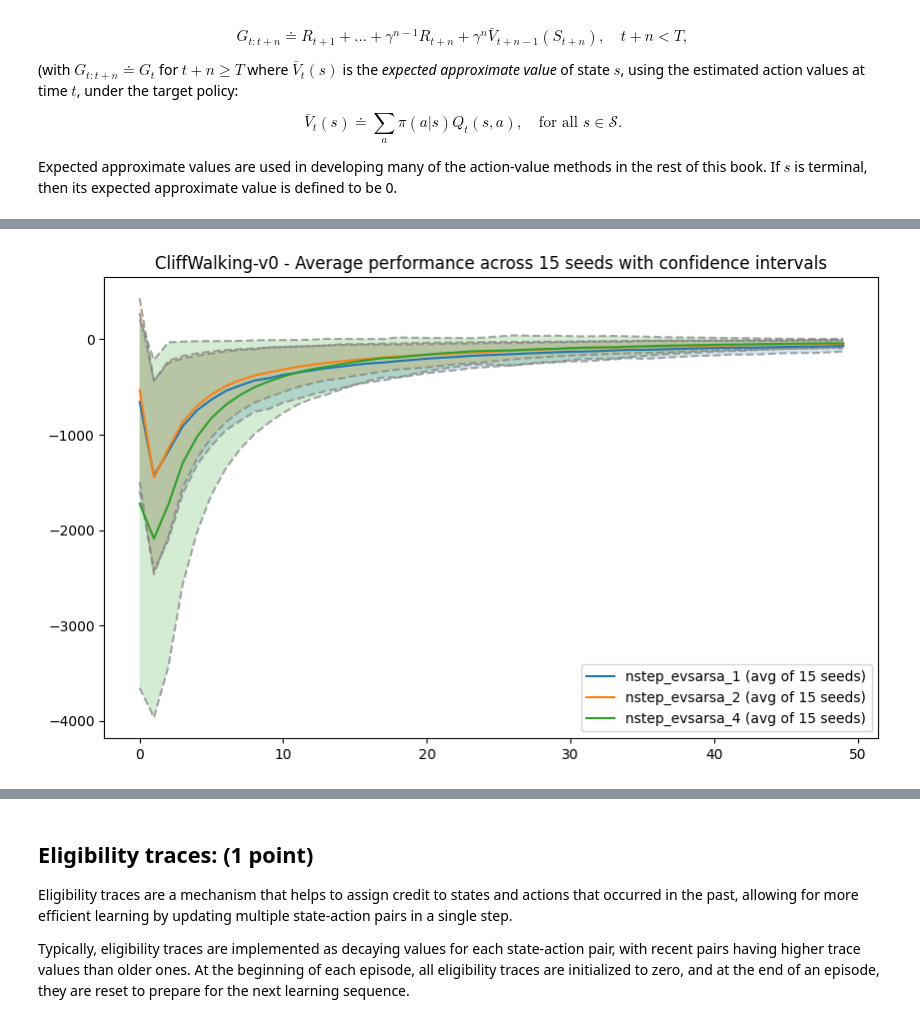
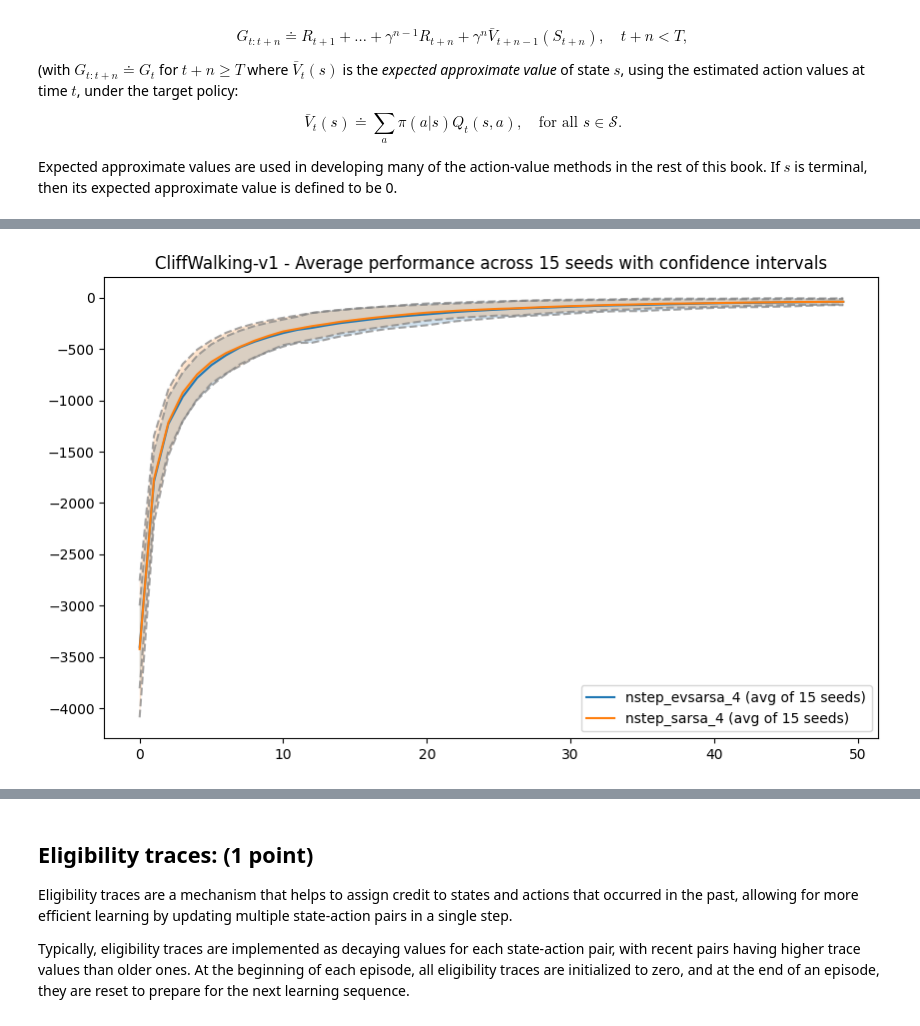
Before and after one commit to evgenykomarov/Practical_DL, a Jupyter notebook: week03_model_free/homework.ipynb, the cells around one changed output, grey strips where cells are left out. Saved outputs shown, nothing was run; the diff lists cells and outputs as text; code cells hidden in the pictures.

```diff
--- a/week03_model_free/homework.ipynb
+++ b/week03_model_free/homework.ipynb
@@ -979,7 +979,7 @@ class NstepSarsaAgent(QLearningAgent):
         """Compute G_{τ:τ+n} and apply the Sarsa update to Q(S_τ, A_τ)."""
         gamma = self.discount
         n = self.n
-        end = min(int(self._T), tau + n)
+        end = min(self._T, tau + n)
         G = sum(gamma**j * self._buf[tau + j][2] for j in range(end - tau))
         if tau + n < self._T:
             state_tau_plus_n, action_tau_plus_n, _ = self._buf[tau + n]
@@ -1208,7 +1208,7 @@ Now let's use this buffer to improve training:
 # %%
 import gymnasium as gym
 
-env = gym.make("Taxi-v3")
+env = gym.make("Taxi-v4")
 # env = Discretizer(gym.make("CartPole-v1", render_mode="rgb_array"), n_digits=2)
 n_actions = env.action_space.n
 # %%
@@ -1481,6 +1520,5 @@ def play_and_train_nstep(env, agent, t_max=10**4):
 # %%
 from functools import partial
-
 
 def evaluate_nstep_evsarsa(env_builder, n_episodes=1000, t_max=10000, n_seeds=3, span=10):
     params = {"alpha": 0.1, "epsilon": 0.1, "discount": 0.99, "env": env_builder()}
@@ -1488,7 +1526,7 @@ def evaluate_nstep_evsarsa(env_builder, n_episodes=1000, t_max=10000, n_seeds=3,
     exp_setups = [
         {
             "name": f"nstep_evsarsa_{n_step}",
-            "agent_builder": partial(NStepEVSarsaAgent, n_steps=n_step, **params),
+            "agent_builder": partial(NStepEVSarsaAgent, n=n_step, **params),
             "env": env_builder,
             "train_foo": play_and_train_nstep,
         }
@@ -1497,6 +1535,29 @@ def evaluate_nstep_evsarsa(env_builder, n_episodes=1000, t_max=10000, n_seeds=3,
     _ = benchmark_agents(
         exp_setups, num_episodes=n_episodes, t_max=t_max, plot_every=1000, span=span, num_seeds=n_seeds
     )
+
+def evaluate_nstep_sarsa_vs_evsarsa(env_builder, n_episodes=1000, t_max=10000, n_seeds=3, span=10):
+    params = {"alpha": 0.1, "epsilon": 0.1, "discount": 0.99, "env": env_builder()}
+    n_step = 4
+    def gen_name(agent):
+        if agent == NStepEVSarsaAgent:
+            return f"nstep_evsarsa_{n_step}"
+        if agent == NstepSarsaAgent:
+            return f"nstep_sarsa_{n_step}"
+        raise Exception
+
+    exp_setups = [
+        {
+            "name": gen_name(agent),
+            "agent_builder": partial(agent, n=n_step, **params),
+            "env": env_builder,
+            "train_foo": play_and_train_nstep,
+        }
+        for agent in [NStepEVSarsaAgent, NstepSarsaAgent]
+    ]
+    _ = benchmark_agents(
+        exp_setups, num_episodes=n_episodes, t_max=t_max, plot_every=1000, span=span, num_seeds=n_seeds
+    )
 # %%
 evaluate_nstep_evsarsa(lambda: gym.make("CliffWalking-v1"), n_episodes=50, t_max=1000, n_seeds=15, span=25)
 # %% [output]
@@ -1504,7 +1565,7 @@ evaluate_nstep_evsarsa(lambda: gym.make("CliffWalking-v1"), n_episodes=50, t_max
 # %%
-evaluate_nstep_evsarsa(lambda: gym.make("CliffWalking-v0"), n_episodes=50, t_max=1000, n_seeds=15, span=25)
+evaluate_nstep_sarsa_vs_evsarsa(lambda: gym.make("CliffWalking-v1"), n_episodes=50, t_max=1000, n_seeds=15, span=25)
 # %% [output]
-[figure, old version]
+[figure, new version]
 # %%
 evaluate_nstep_evsarsa(lambda: Discretizer(gym.make("MountainCar-v0"), n_digits=2), n_episodes=200, n_seeds=5)
 # %% [output]
```
Also changed, not shown: parts of 8 cells of this notebook.
